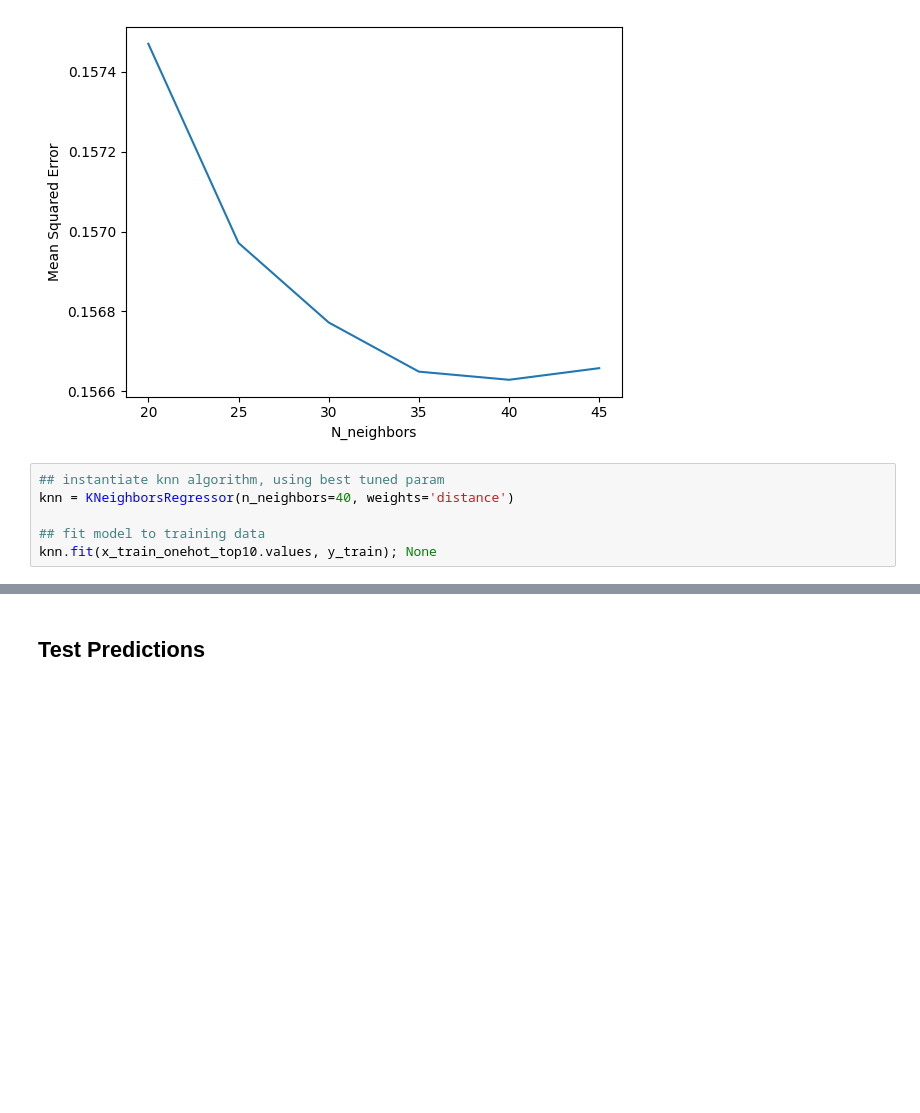
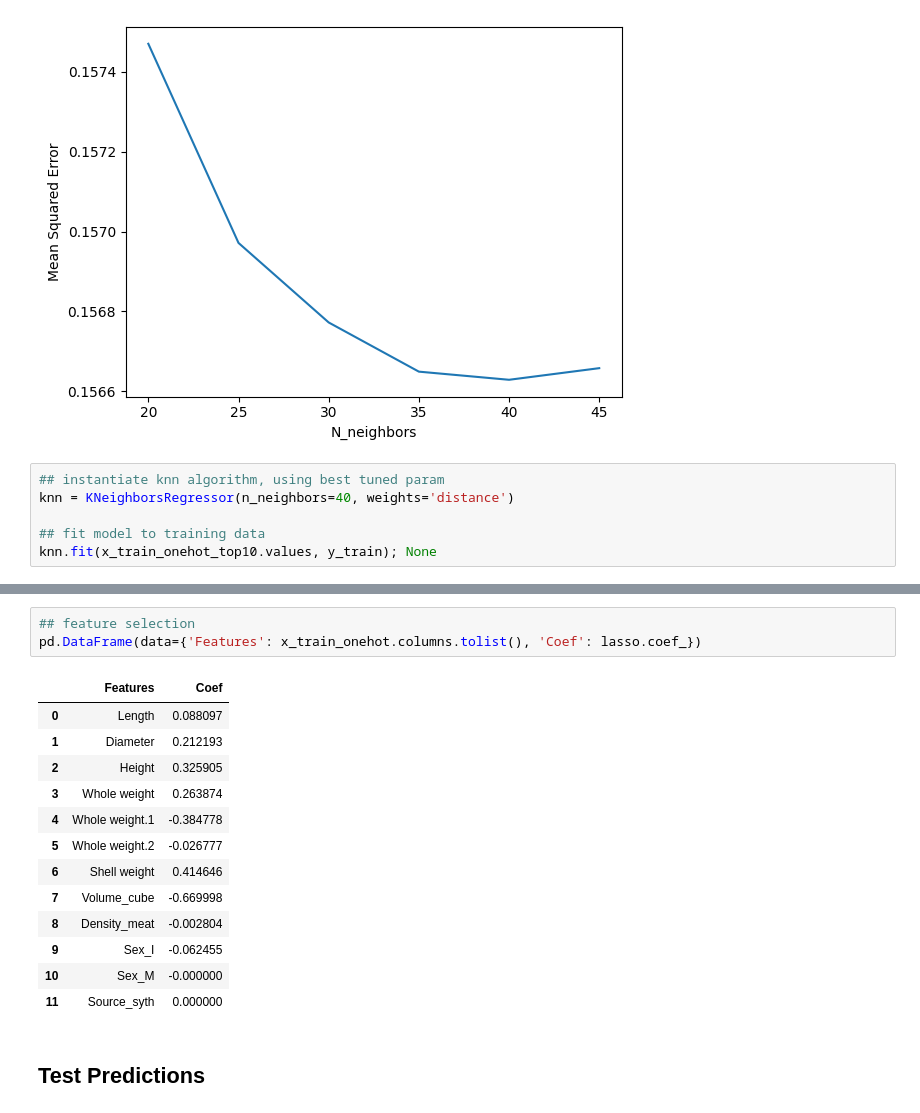
Before and after one commit to stephanie-yz/Kaggle_PG4.04_Abalone, a Jupyter notebook: 03_Modelling.ipynb, the cells around one changed output, grey strips where cells are left out. Cells and saved outputs as stored; diff of their text form; blank space fills up the shorter version.

```diff
--- a/03_Modelling.ipynb
+++ b/03_Modelling.ipynb
@@ -273,3 +300,20 @@ knn.fit(x_train_onehot_top10.values, y_train); None
+# %%
+## feature selection
+pd.DataFrame(data={'Features': x_train_onehot.columns.tolist(), 'Coef': lasso.coef_})
+# %% [output]
+|  | Features | Coef |
+| 0 | Length | 0.088097 |
+| 1 | Diameter | 0.212193 |
+| 2 | Height | 0.325905 |
+| 3 | Whole weight | 0.263874 |
+| 4 | Whole weight.1 | -0.384778 |
+| 5 | Whole weight.2 | -0.026777 |
+| 6 | Shell weight | 0.414646 |
+| 7 | Volume_cube | -0.669998 |
+| 8 | Density_meat | -0.002804 |
+| 9 | Sex_I | -0.062455 |
+| 10 | Sex_M | -0.000000 |
+| 11 | Source_syth | 0.000000 |
 # %% [markdown]
 ## Test Predictions
 # %%
```
Also changed, not shown: parts of 7 cells of this notebook, 1 other file.
